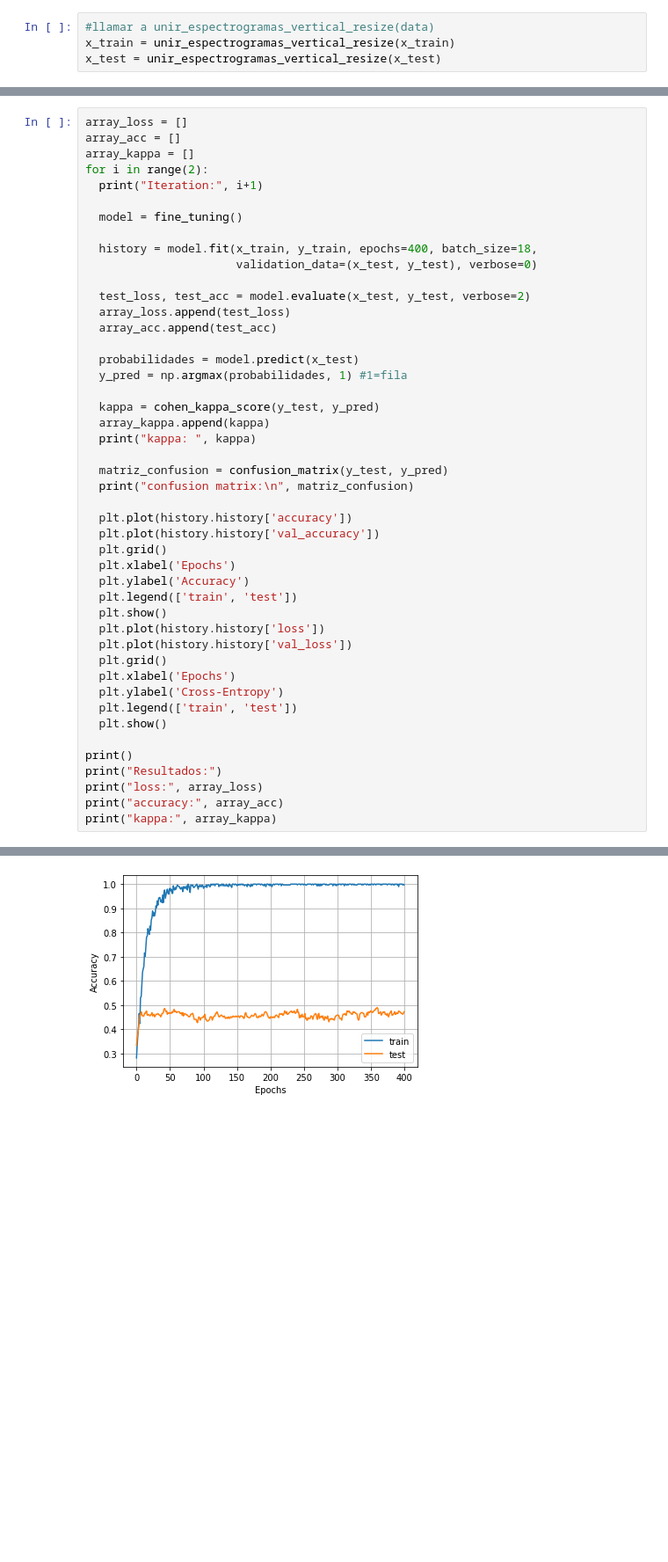
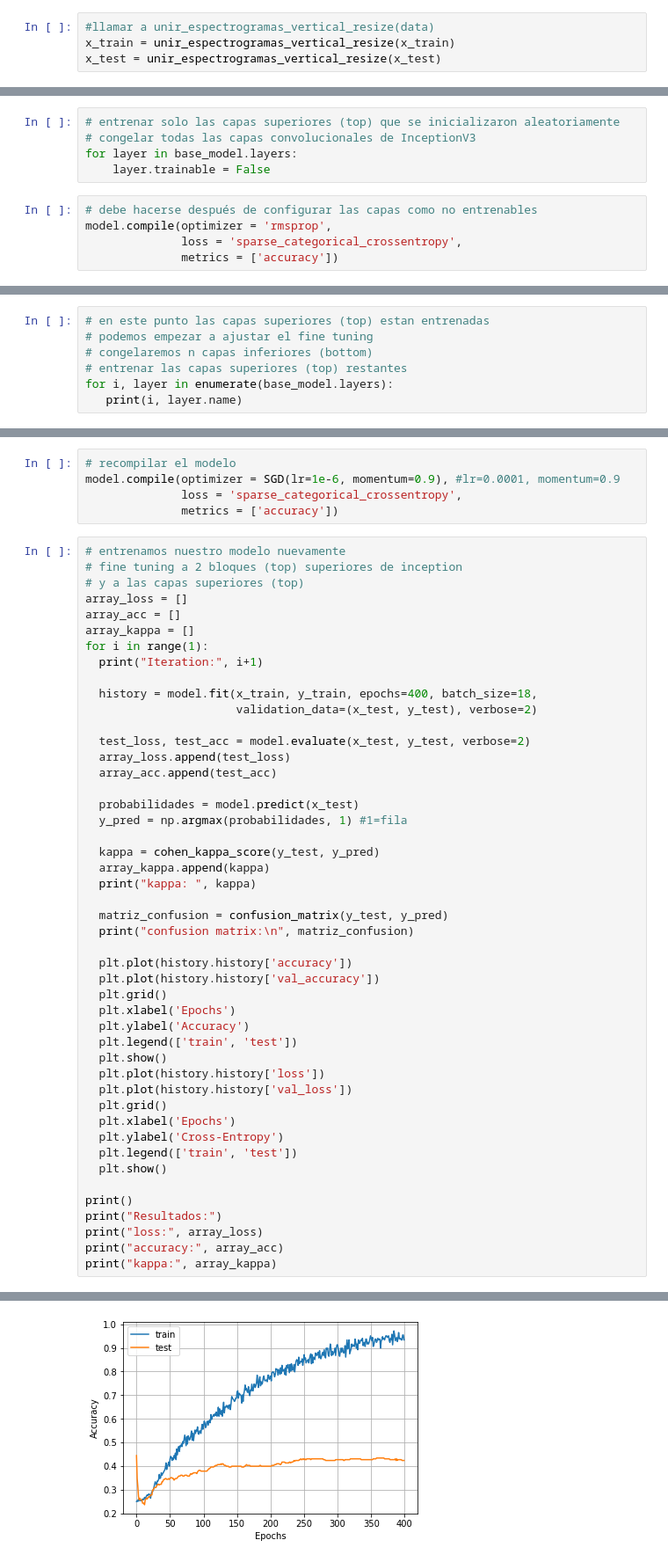
Before and after one commit to EdgarMoyete/Deep-Learning-BCI-IV-2a, a Jupyter notebook: Espectros-STFT/Fine-Tuning.ipynb, the cells around one changed output, grey strips where cells are left out. Shown: that part at 88% size. Cells and saved outputs as stored; diff of their text form; blank space fills up the shorter version.

Commit message:
Transfer Learning y Fine Tuning

```diff
--- a/Espectros-STFT/Fine-Tuning.ipynb
+++ b/Espectros-STFT/Fine-Tuning.ipynb
@@ -164,0 +155,10 @@ Downloading data from https://storage.googleapis.com/tensorflow/keras-applicatio
+# %%
+# entrenar solo las capas superiores (top) que se inicializaron aleatoriamente
+# congelar todas las capas convolucionales de InceptionV3
+for layer in base_model.layers:
+    layer.trainable = False
+# %%
+# debe hacerse después de configurar las capas como no entrenables
+model.compile(optimizer = 'rmsprop',
+              loss = 'sparse_categorical_crossentropy',
+              metrics = ['accuracy'])
@@ -164,0 +233,7 @@ Downloading data from https://storage.googleapis.com/tensorflow/keras-applicatio
+# %%
+# en este punto las capas superiores (top) estan entrenadas
+# podemos empezar a ajustar el fine tuning
+# congelaremos n capas inferiores (bottom)
+# entrenar las capas superiores (top) restantes
+for i, layer in enumerate(base_model.layers):
+   print(i, layer.name)
@@ -205,14 +265,20 @@ def fine_tuning():
+# %%
+# recompilar el modelo
+model.compile(optimizer = SGD(lr=1e-6, momentum=0.9), #lr=0.0001, momentum=0.9
+              loss = 'sparse_categorical_crossentropy',
+              metrics = ['accuracy'])
 # %%
+# entrenamos nuestro modelo nuevamente
+# fine tuning a 2 bloques (top) superiores de inception
+# y a las capas superiores (top)
 array_loss = []
 array_acc = []
 array_kappa = []
-for i in range(2):
+for i in range(1):
   print("Iteration:", i+1)
 
-  model = fine_tuning()
-
   history = model.fit(x_train, y_train, epochs=400, batch_size=18,
-                      validation_data=(x_test, y_test), verbose=0)
+                      validation_data=(x_test, y_test), verbose=2)
 
   test_loss, test_acc = model.evaluate(x_test, y_test, verbose=2)
   array_loss.append(test_loss)
@@ -260 +335 @@ confusion matrix:
-[figure, old version]
+[figure, new version]
```
Also changed, not shown: parts of 21 cells of this notebook, 4 other files.
